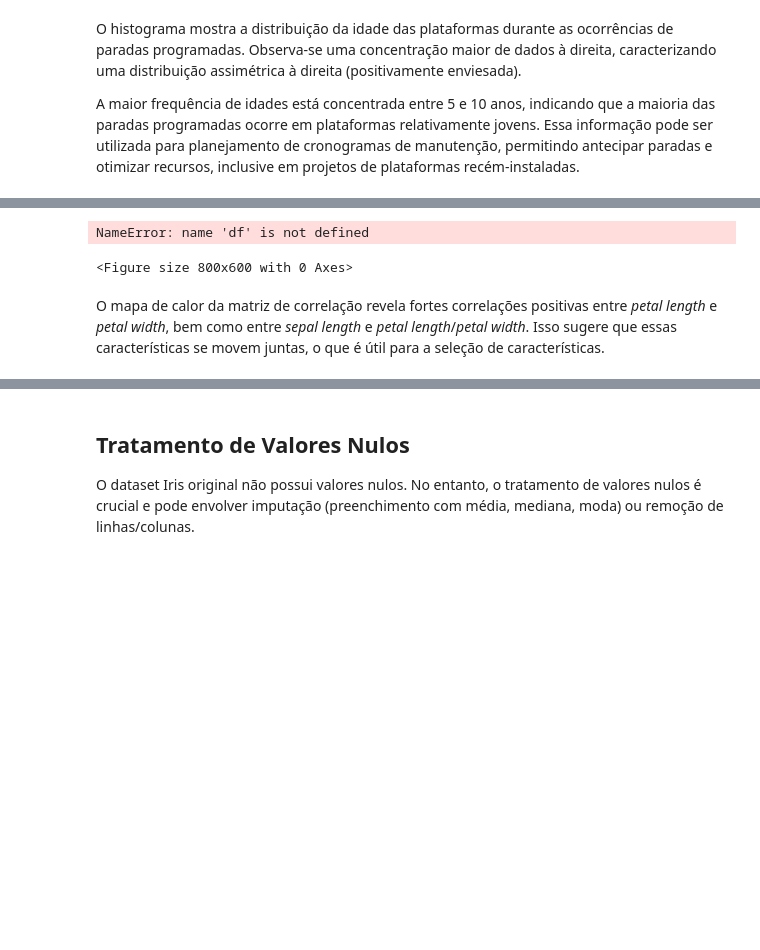
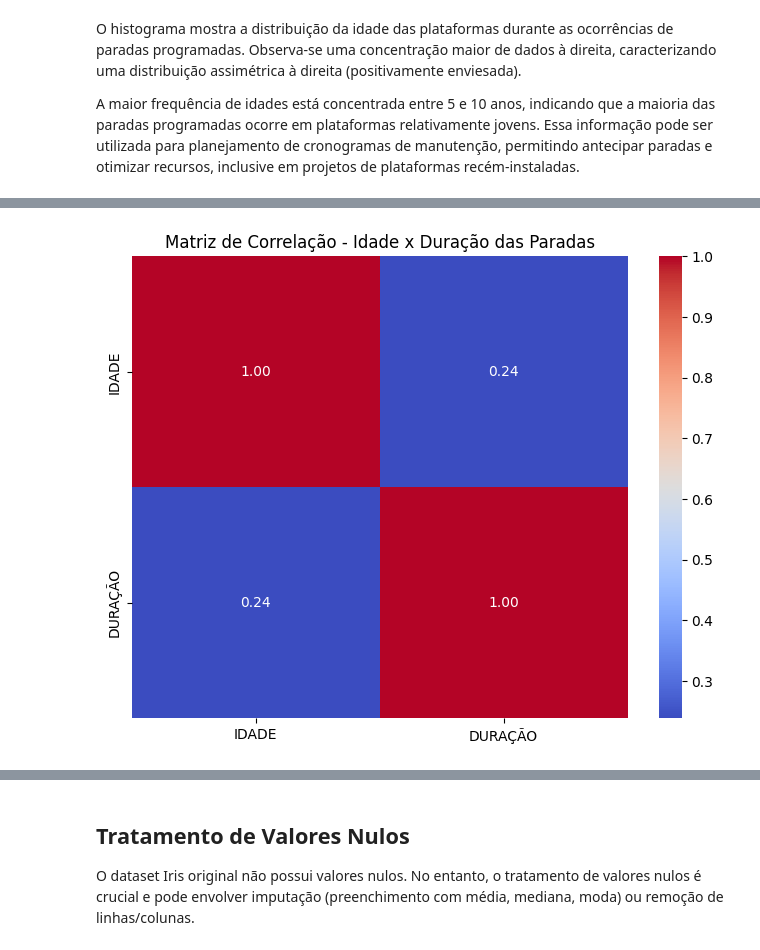
Before and after one commit to LAOLIVEIRA1972/PUC_MVP_AnaliseDados, a Jupyter notebook: mvp_Analise_Dados.ipynb, the cells around one changed output, grey strips where cells are left out. Drawn from its saved outputs; the diff is of its cells as text; code cells hidden in the pictures; blank space fills up the shorter version.

```diff
--- a/mvp_Analise_Dados.ipynb
+++ b/mvp_Analise_Dados.ipynb
@@ -342,4 +344,8 @@ Como análise da segunda hipótese levantada neste trabalho, que visa verificar
 # %%
 # Matriz de correlação
 print("\nMatriz de Correlação:")
-df.iloc[:, :4].corr()
+
+# seleciona os atributos idade e duração
+atributos_selecionados = ['IDADE', 'DURAÇÃO']
+dataset_selecionados = dataset[atributos_selecionados]
+dataset_selecionados.corr()
@@ -346,11 +357,8 @@ df.iloc[:, :4].corr()
 # %%
 plt.figure(figsize=(8, 6))
 # mapa de calor das variáveis numéricas
-sns.heatmap(df.iloc[:, :4].corr(), annot=True, cmap='coolwarm', fmt=".2f")
-plt.title('Matriz de Correlação das Características Numéricas do Iris Dataset')
+sns.heatmap(dataset_selecionados.corr(), annot=True, cmap='coolwarm', fmt=".2f")
+plt.title('Matriz de Correlação - Idade x Duração das Paradas')
 plt.show()
 # %% [output]
-NameError: name 'df' is not defined
-<Figure size 800x600 with 0 Axes>
+[figure, added]
-# %% [markdown]
-O mapa de calor da matriz de correlação revela fortes correlações positivas entre *petal length* e *petal width*, bem como entre *sepal length* e *petal length*/*petal width*. Isso sugere que essas características se movem juntas, o que é útil para a seleção de características.
```
Also changed, not shown: parts of 15 cells of this notebook.
